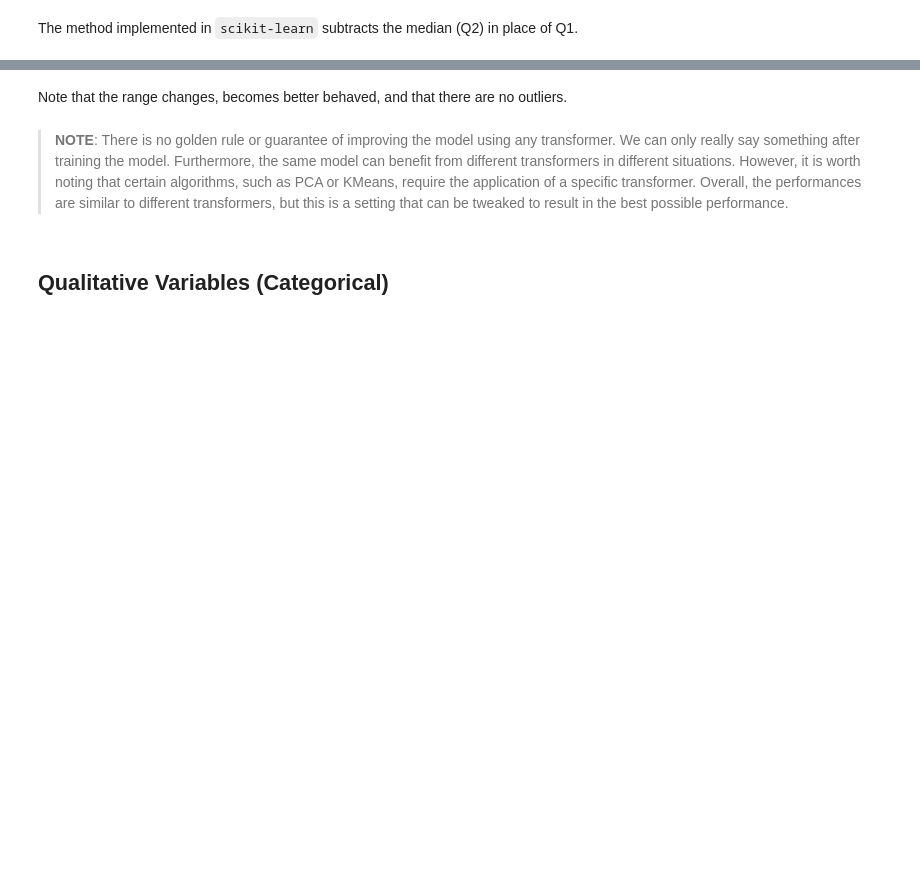
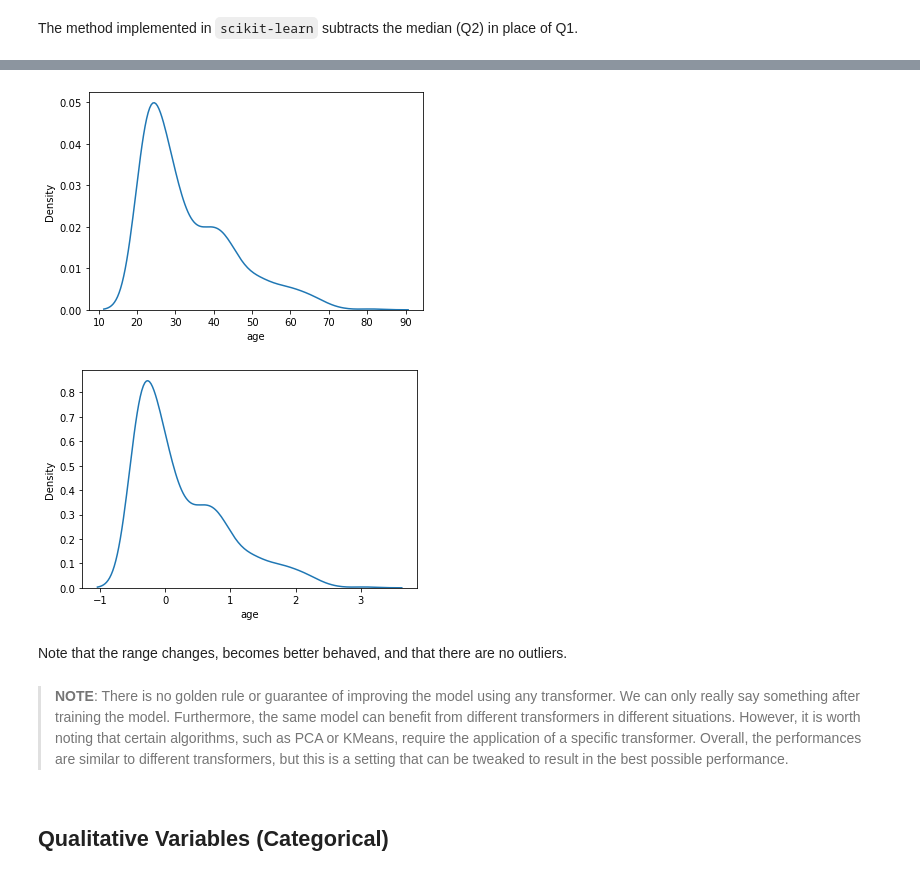
Before and after one commit to brondevitor/Python_Jorney, a Jupyter notebook: Data Preparation/Data preparation II.ipynb, the cells around one changed output, grey strips where cells are left out. Cells and saved outputs as stored; diff of their text form; code cells hidden in the pictures; blank space fills up the shorter version.

````diff
--- a/Data Preparation/Data preparation II.ipynb
+++ b/Data Preparation/Data preparation II.ipynb
@@ -274,3 +304,8 @@ A robust outlier method is the RobustScaler. This transformation is similar to t
 # %% [markdown]
 
 The method implemented in ```scikit-learn``` subtracts the median (Q2) in place of Q1.
+# %%
+robust_scaler = RobustScaler()
+# %%
+X_train_diabetes_robust = robust_scaler.fit_transform(X_train_diabetes)
+X_train_diabetes_robust = pd.DataFrame(X_train_diabetes_robust, columns=X_train_diabetes.columns)
@@ -277,3 +328,11 @@
+# %%
+sns.kdeplot(X_train_diabetes['age'], label='original')
+plt.show()
+sns.kdeplot(X_train_diabetes_robust['age'], label='scaled')
+plt.show()
+# %% [output]
+[figure, added]
+[figure, added]
 # %% [markdown]
 
 Note that the range changes, becomes better behaved, and that there are no outliers.
````
Also changed, not shown: parts of 6 cells of this notebook.
